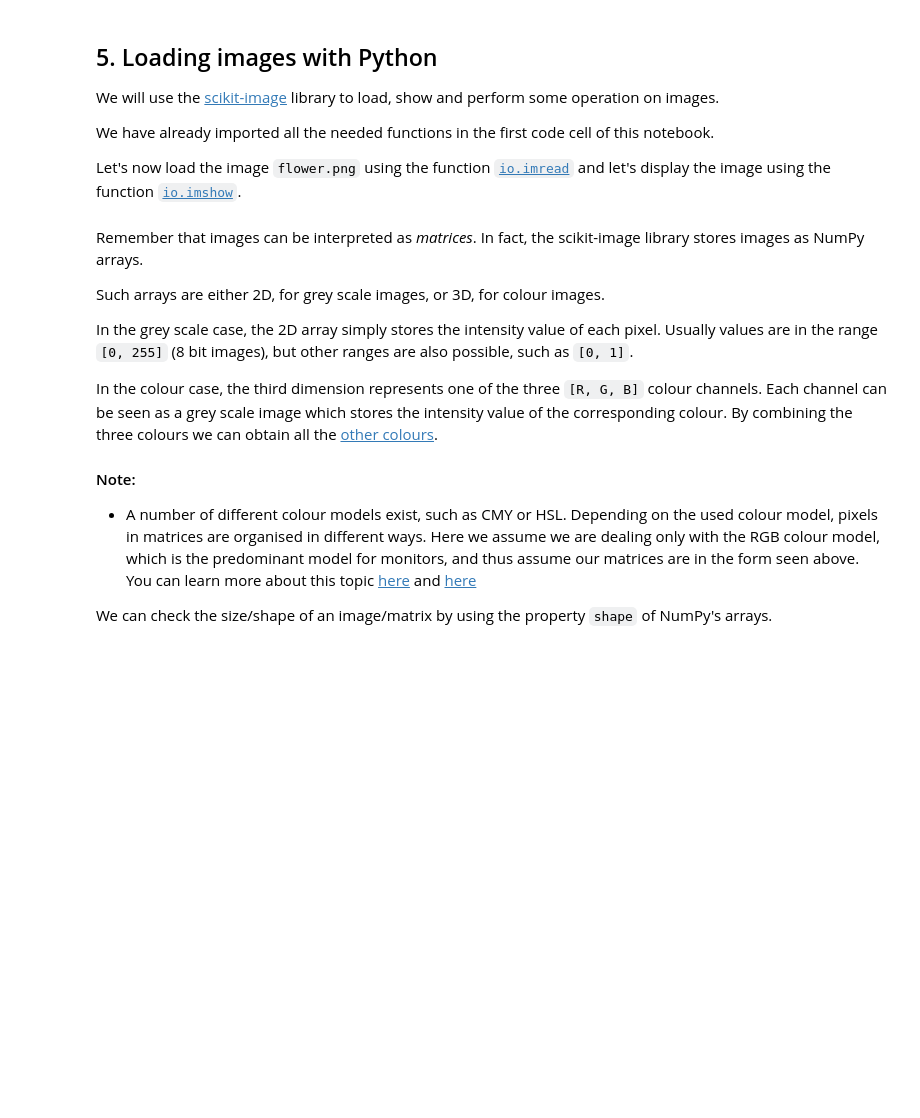
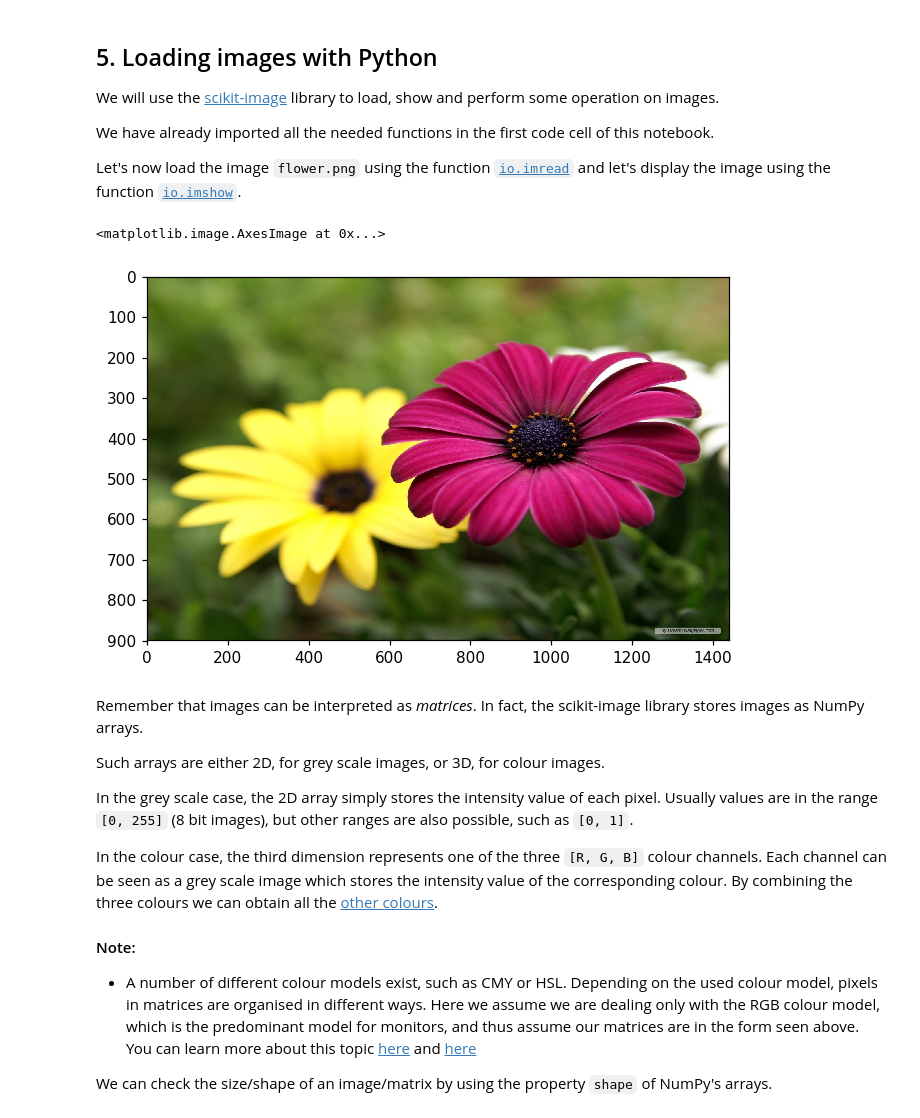
Before and after one commit to UoB-COMS21202/lab_sheets_public, a Jupyter notebook: lab_2/labsheet2.ipynb, the cells around one changed output. Cells and saved outputs as stored; diff of their text form; code cells hidden in the pictures; blank space fills up the shorter version.

```diff
--- a/lab_2/labsheet2.ipynb
+++ b/lab_2/labsheet2.ipynb
@@ -129,6 +323,14 @@ We have already imported all the needed functions in the first code cell of this
 Let's now load the image `flower.png` using the function [`io.imread`](http://scikit-image.org/docs/dev/api/skimage.io.html#skimage.io.imread) and let's display the image using the function [`io.imshow`](http://scikit-image.org/docs/dev/api/skimage.io.html#skimage.io.imshow).
 # %%
 # write your code here
+# %%
+##CORRECT ANSWER##
+im_flower = io.imread('flower.png')
+io.imshow(im_flower)
+##CORRECT ANSWER##
+# %% [output]
+<matplotlib.image.AxesImage at 0x...>
+[figure, added]
 # %% [markdown]
 Remember that images can be interpreted as *matrices*. In fact, the scikit-image library stores images as NumPy arrays.
 
```
Also changed, not shown: parts of 19 cells of this notebook.
